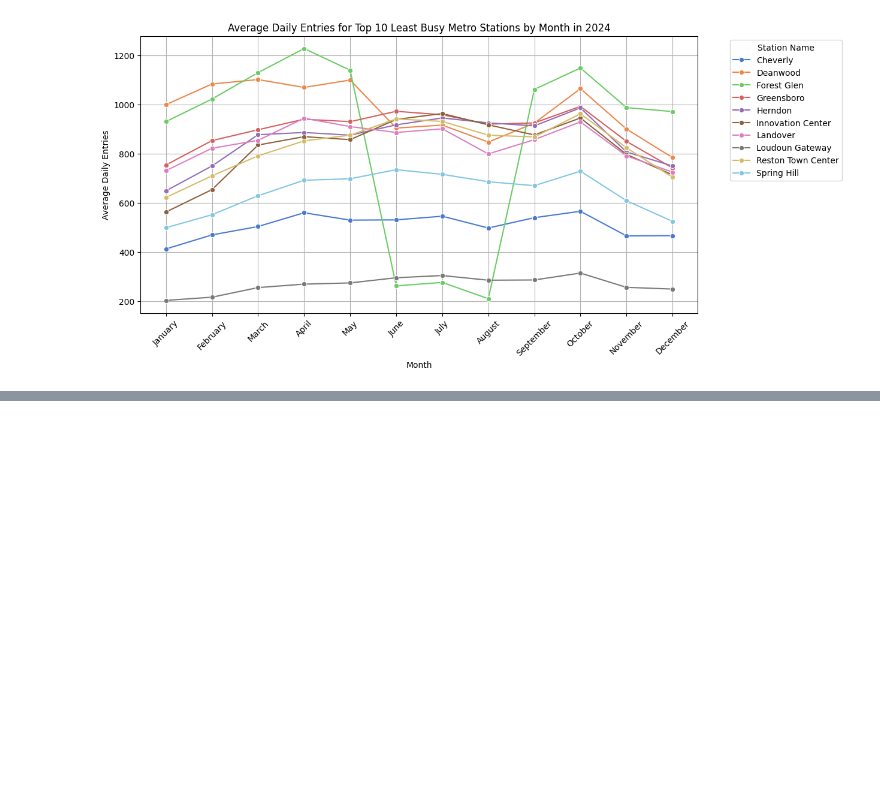
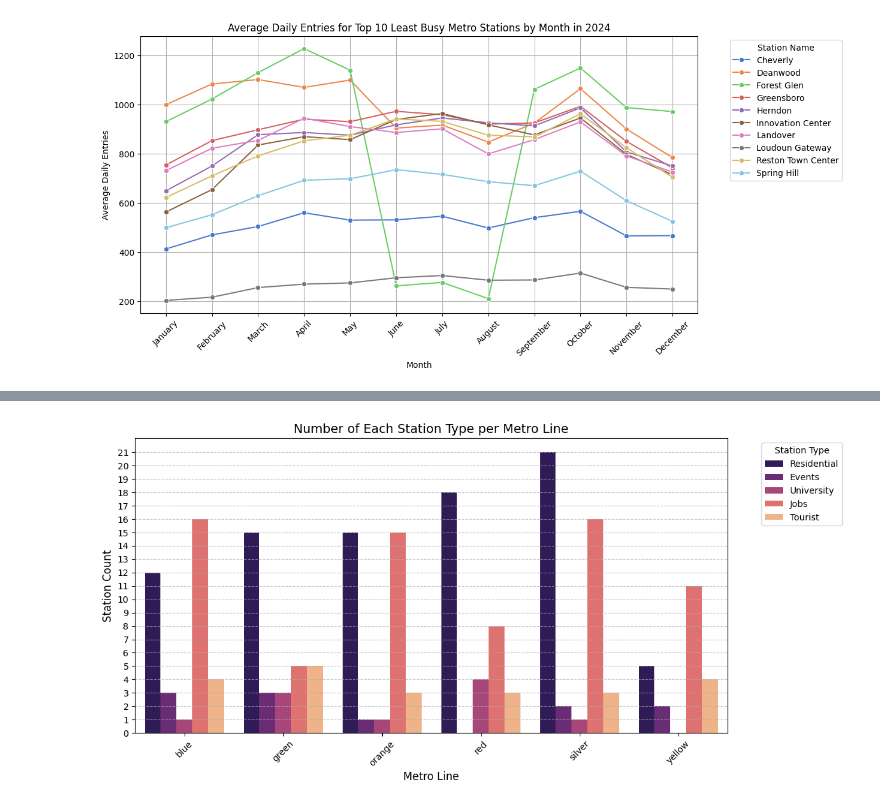
Before and after one commit to maya-mp/WMATA_Analysis, a Jupyter notebook: Info_Challenge/Initial_Viz/Visualizations.ipynb, the cells around one changed output, grey strips where cells are left out. Cells and saved outputs as stored; diff of their text form; code cells hidden in the pictures; blank space fills up the shorter version.

```diff
--- a/Info_Challenge/Initial_Viz/Visualizations.ipynb
+++ b/Info_Challenge/Initial_Viz/Visualizations.ipynb
@@ -367,29 +401,34 @@ plt.show()
 # %%
 # GROUPED BAR CHART OF NUMBER OF EACH STATION TYPE BY LINE
 
 # Convert dictionary into a DataFrame-friendly format
 data_list = []
 for line, counts in station_counts.items():
     for station_type, count in counts.items():
         data_list.append({"Metro Line": str(line), "Station Type": station_type, "Count": count})  # Convert line to str
 
 df_plot = pd.DataFrame(data_list)
 
 x_axis_order = ['blue', 'green', 'orange', 'red', 'silver', 'yellow']
 
 # Convert Metro Line column to categorical with the correct order
 df_plot["Metro Line"] = pd.Categorical(df_plot["Metro Line"], categories=x_axis_order, ordered=True)
 
 # grouped bar chart
 plt.figure(figsize=(12, 6))
 sns.barplot(data=df_plot, x="Metro Line", y="Count", hue="Station Type", palette="magma")
 plt.title("Number of Each Station Type per Metro Line", fontsize=14)
 plt.xlabel("Metro Line", fontsize=12)
 plt.ylabel("Station Count", fontsize=12)
 plt.xticks(rotation=45)  # Rotate x-axis labels for readability
 plt.legend(title="Station Type", bbox_to_anchor=(1.05, 1), loc="upper left")  # Move legend outside
 plt.grid(axis="y", linestyle="--", alpha=0.7)
+
+plt.yticks(range(0, int(df_plot["Count"].max()) + 1)) #to have y axis in int and not float
+
 plt.show()
+# %% [output]
+[figure, added]
 # %%
 #GROUPED BAR CHART AND PIE CHART OF RIDERSHIP BY STATION TYPE
 
```
Also changed, not shown: parts of 7 cells of this notebook.
